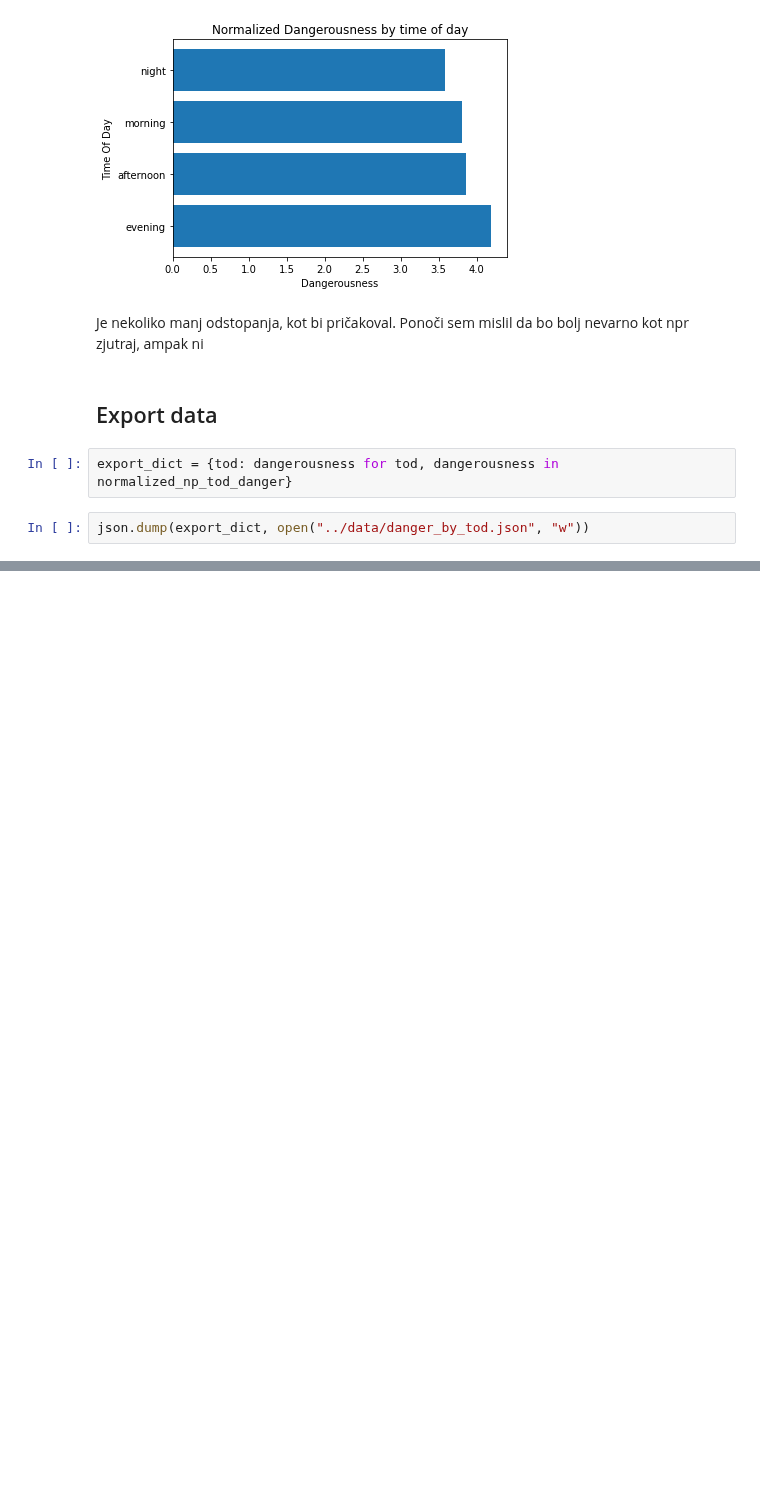
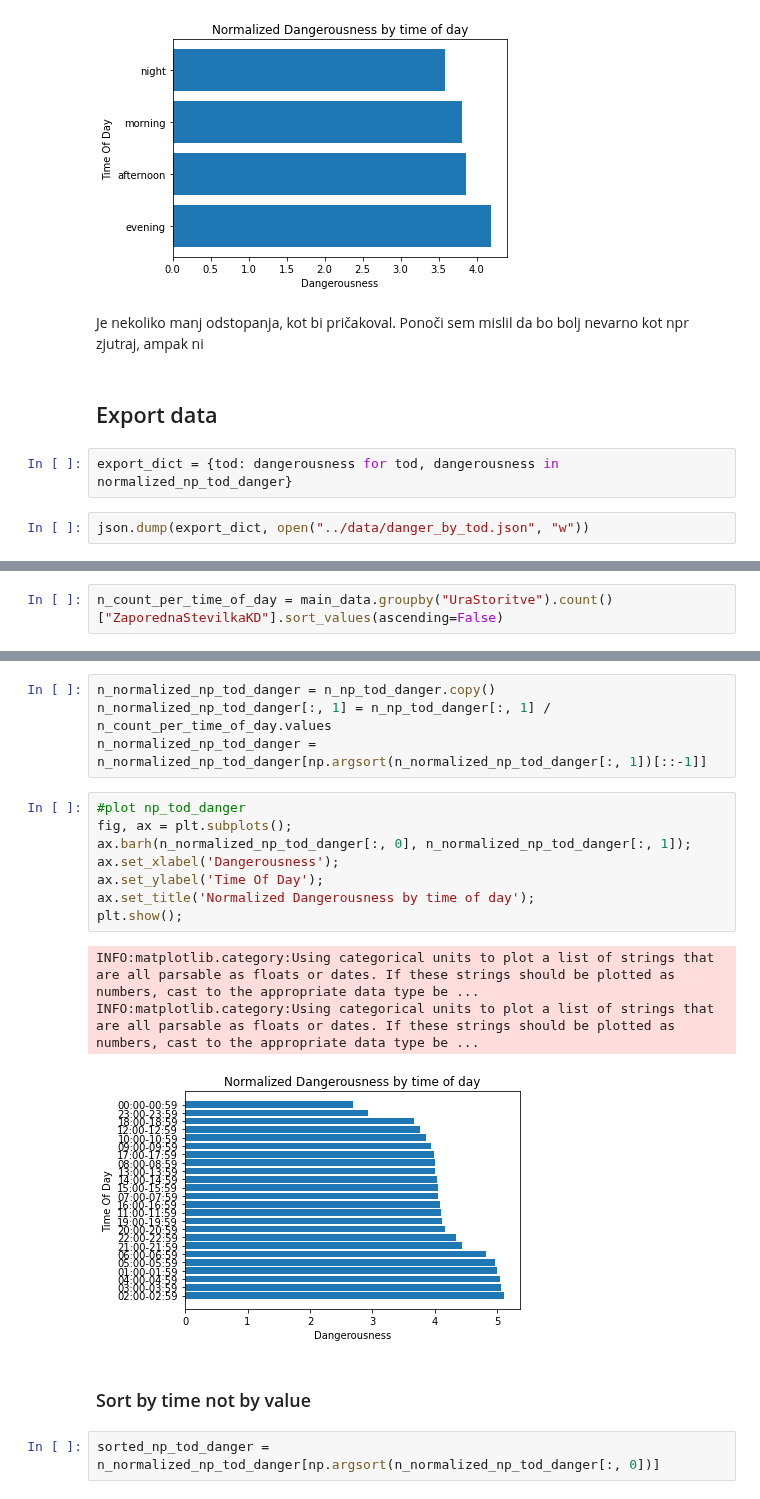
Before and after one commit to zrezke/PR21mlfjis, a Jupyter notebook: data_processing/time_of_day_dangerousness.ipynb, the cells around one changed output, grey strips where cells are left out. Cells and saved outputs as stored; diff of their text form; blank space fills up the shorter version.

```diff
--- a/data_processing/time_of_day_dangerousness.ipynb
+++ b/data_processing/time_of_day_dangerousness.ipynb
@@ -150,0 +154,2 @@ json.dump(export_dict, open("../data/danger_by_tod.json", "w"))
+# %%
+n_count_per_time_of_day = main_data.groupby("UraStoritve").count()["ZaporednaStevilkaKD"].sort_values(ascending=False)
@@ -150,0 +189,20 @@ json.dump(export_dict, open("../data/danger_by_tod.json", "w"))
+# %%
+n_normalized_np_tod_danger = n_np_tod_danger.copy()
+n_normalized_np_tod_danger[:, 1] = n_np_tod_danger[:, 1] / n_count_per_time_of_day.values
+n_normalized_np_tod_danger = n_normalized_np_tod_danger[np.argsort(n_normalized_np_tod_danger[:, 1])[::-1]]
+# %%
+#plot np_tod_danger
+fig, ax = plt.subplots();
+ax.barh(n_normalized_np_tod_danger[:, 0], n_normalized_np_tod_danger[:, 1]);
+ax.set_xlabel('Dangerousness');
+ax.set_ylabel('Time Of Day');
+ax.set_title('Normalized Dangerousness by time of day');
+plt.show();
+# %% [output]
+INFO:matplotlib.category:Using categorical units to plot a list of strings that are all parsable as floats or dates. If these strings should be plotted as numbers, cast to the appropriate data type be ...
+INFO:matplotlib.category:Using categorical units to plot a list of strings that are all parsable as floats or dates. If these strings should be plotted as numbers, cast to the appropriate data type be ...
+[figure, added]
+# %% [markdown]
+### Sort by time not by value
+# %%
+sorted_np_tod_danger = n_normalized_np_tod_danger[np.argsort(n_normalized_np_tod_danger[:, 0])]
```
Also changed, not shown: parts of 6 cells of this notebook, 7 other files.
